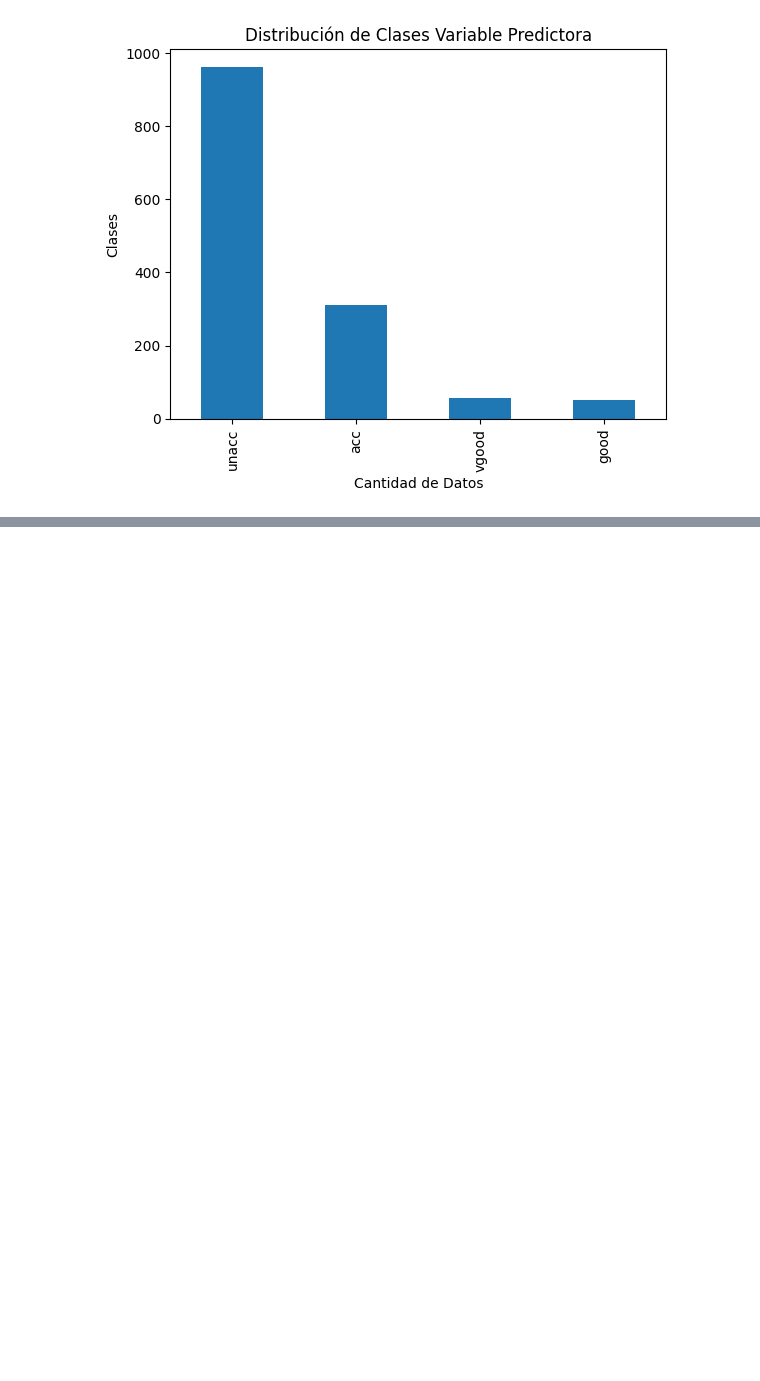
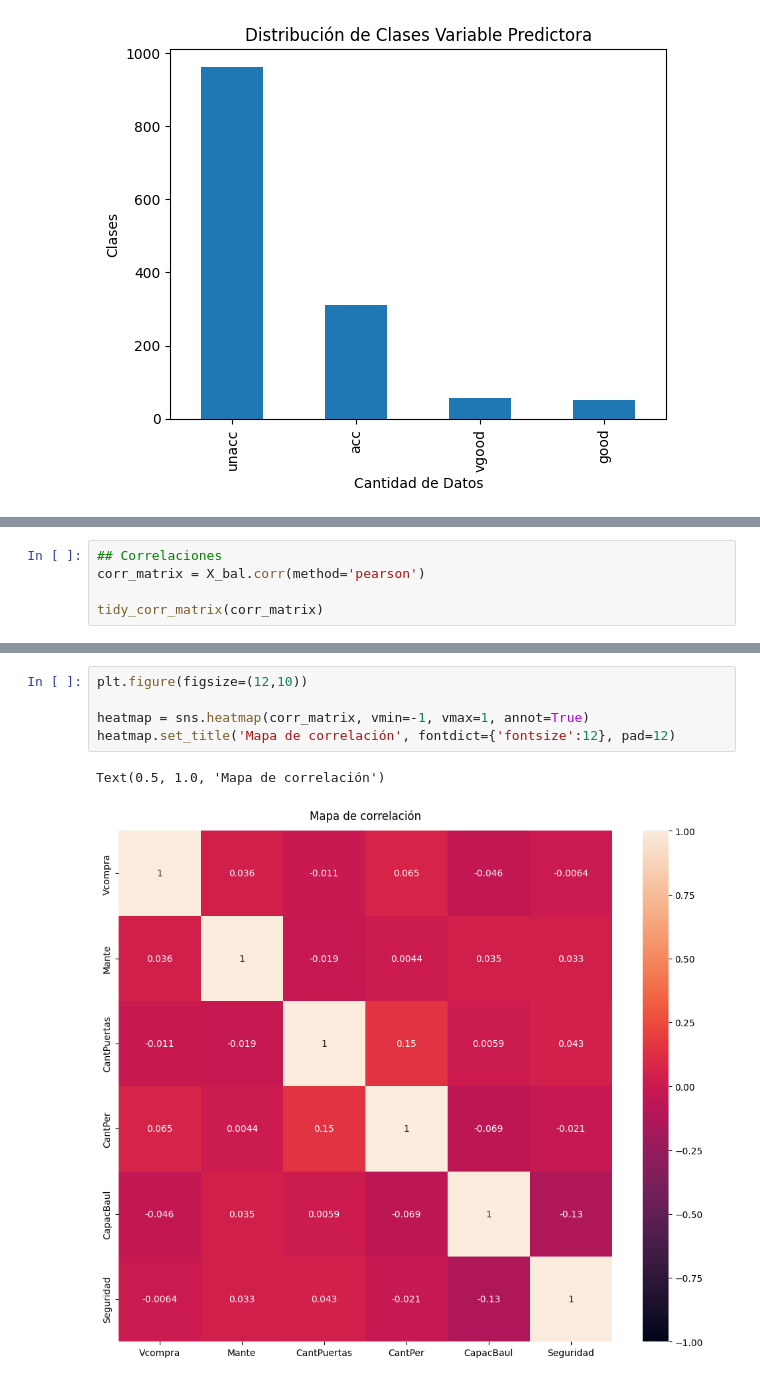
Before and after one commit to jaquimbayoc7/DocumentacionDiplomadoML, a Jupyter notebook: 4. Aprendizaje Supervisado Clasificación/ArbolDClas.ipynb, the cells around one changed output, grey strips where cells are left out. Drawn from its saved outputs; the diff is of its cells as text; blank space fills up the shorter version.

```diff
--- a/4. Aprendizaje Supervisado Clasificación/ArbolDClas.ipynb
+++ b/4. Aprendizaje Supervisado Clasificación/ArbolDClas.ipynb
@@ -352,0 +412,5 @@ grafModelos(X_train, y_train, X_test, y_test)
+# %%
+## Correlaciones
+corr_matrix = X_bal.corr(method='pearson')
+
+tidy_corr_matrix(corr_matrix)
@@ -352,0 +435,8 @@ grafModelos(X_train, y_train, X_test, y_test)
+# %%
+plt.figure(figsize=(12,10))
+
+heatmap = sns.heatmap(corr_matrix, vmin=-1, vmax=1, annot=True)
+heatmap.set_title('Mapa de correlación', fontdict={'fontsize':12}, pad=12)
+# %% [output]
+Text(0.5, 1.0, 'Mapa de correlación')
+[figure, added]
```
Also changed, not shown: parts of 16 cells of this notebook.
